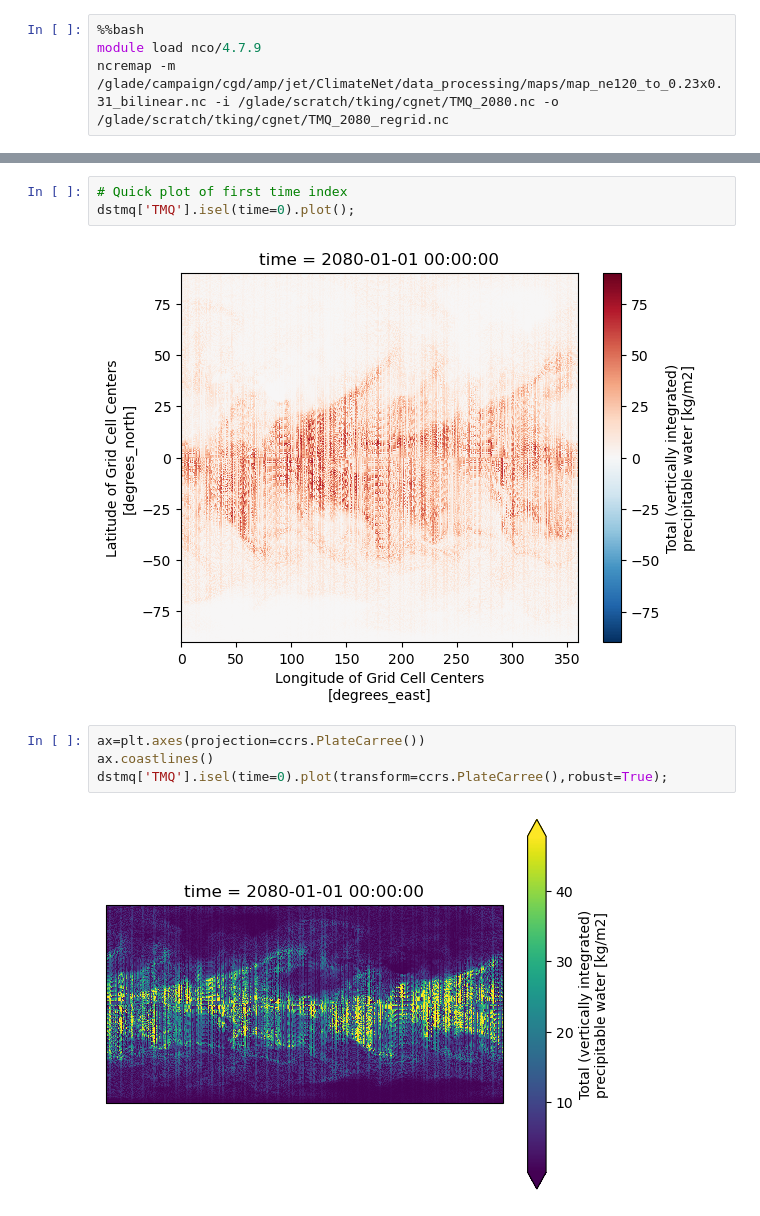
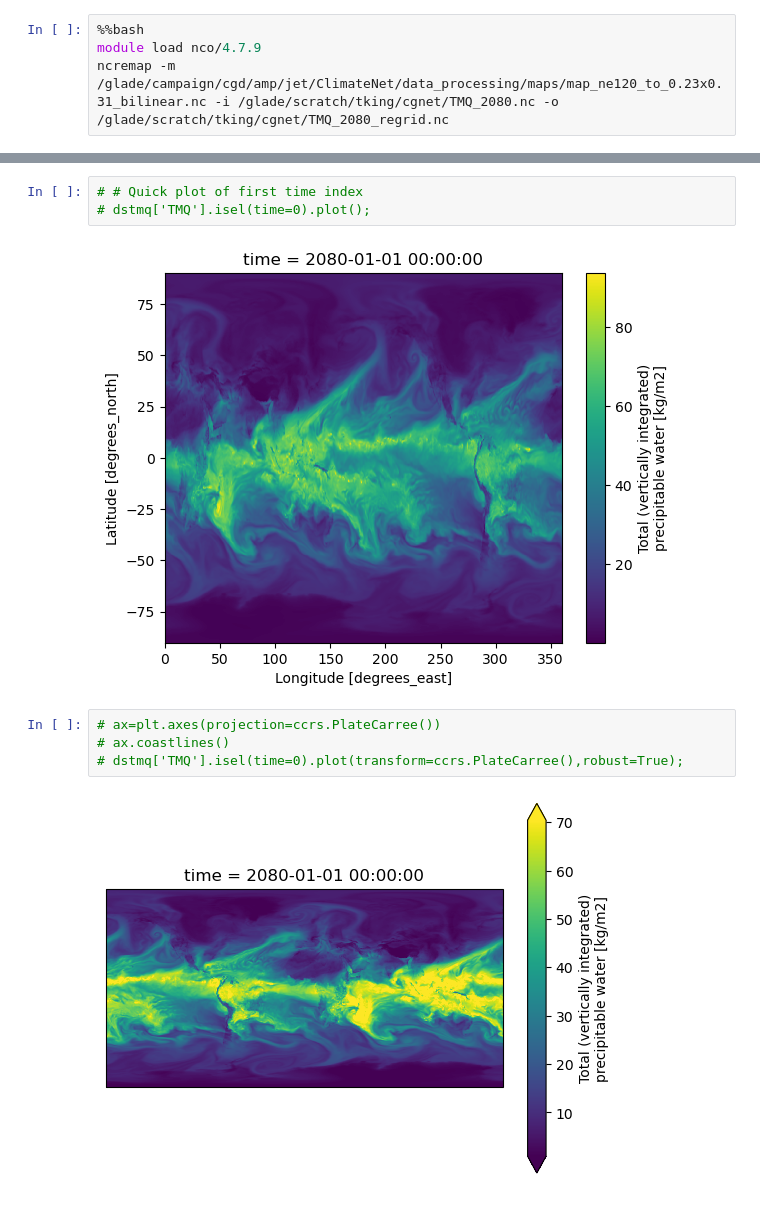
Before and after one commit to katiedagon/ML-extremes, a Jupyter notebook: notebooks/Data_Processing_TMQ.ipynb, the cells around one changed output, grey strips where cells are left out. Saved outputs shown, nothing was run; the diff lists cells and outputs as text.

Commit message:
updated TMQ notebook to include global attributes, remapping within notebook, and fix visualization bug

```diff
--- a/notebooks/Data_Processing_TMQ.ipynb
+++ b/notebooks/Data_Processing_TMQ.ipynb
@@ -572,11 +596,11 @@ area: area
 # %%
-# Quick plot of first time index
-dstmq['TMQ'].isel(time=0).plot();
+# # Quick plot of first time index
+# dstmq['TMQ'].isel(time=0).plot();
 # %% [output]
-[figure, old version]
+[figure, new version]
 # %%
-ax=plt.axes(projection=ccrs.PlateCarree())
-ax.coastlines()
-dstmq['TMQ'].isel(time=0).plot(transform=ccrs.PlateCarree(),robust=True);
+# ax=plt.axes(projection=ccrs.PlateCarree())
+# ax.coastlines()
+# dstmq['TMQ'].isel(time=0).plot(transform=ccrs.PlateCarree(),robust=True);
 # %% [output]
-[figure, old version]
+[figure, new version]
```
Also changed, not shown: parts of 30 cells of this notebook.
